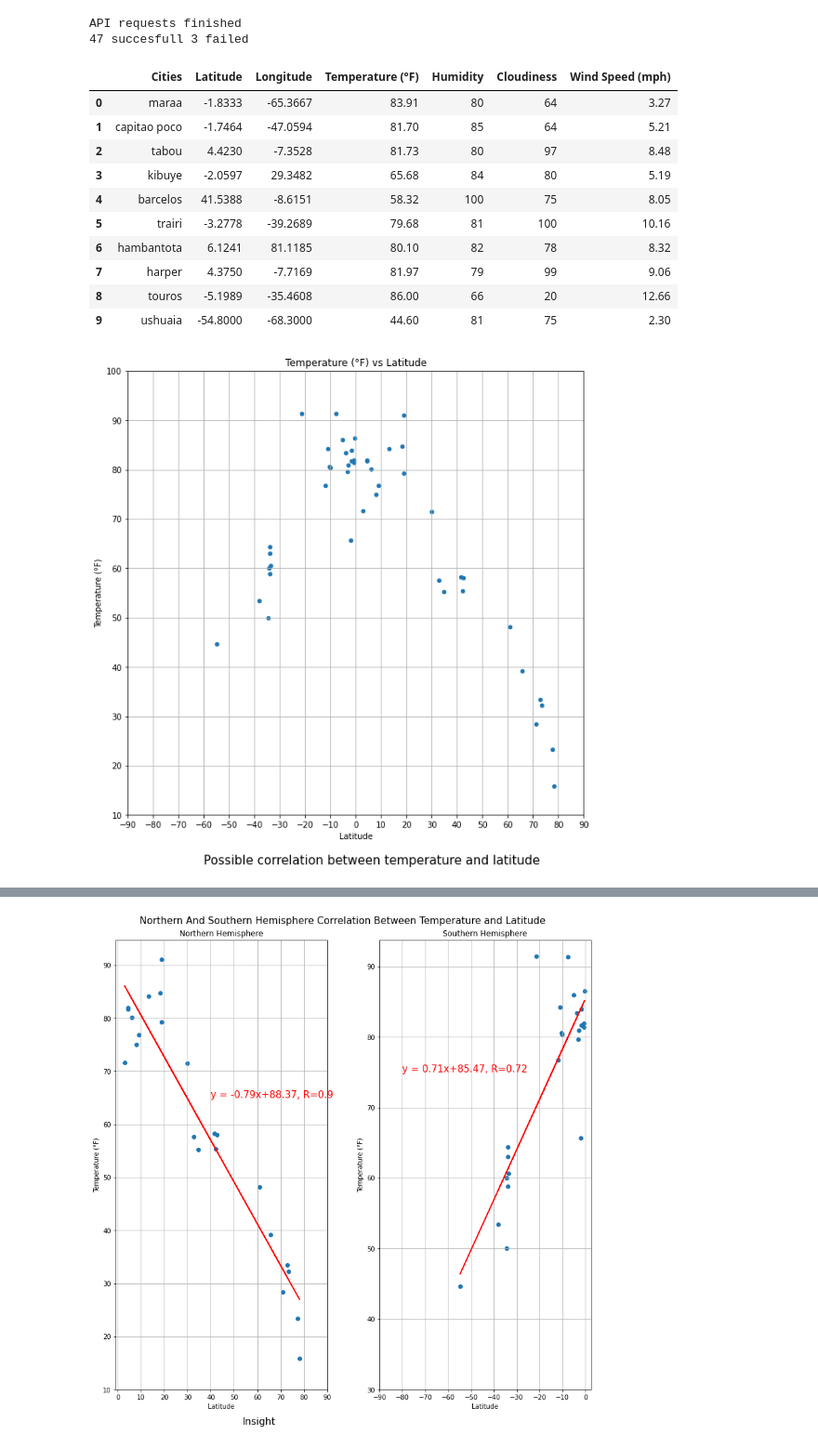
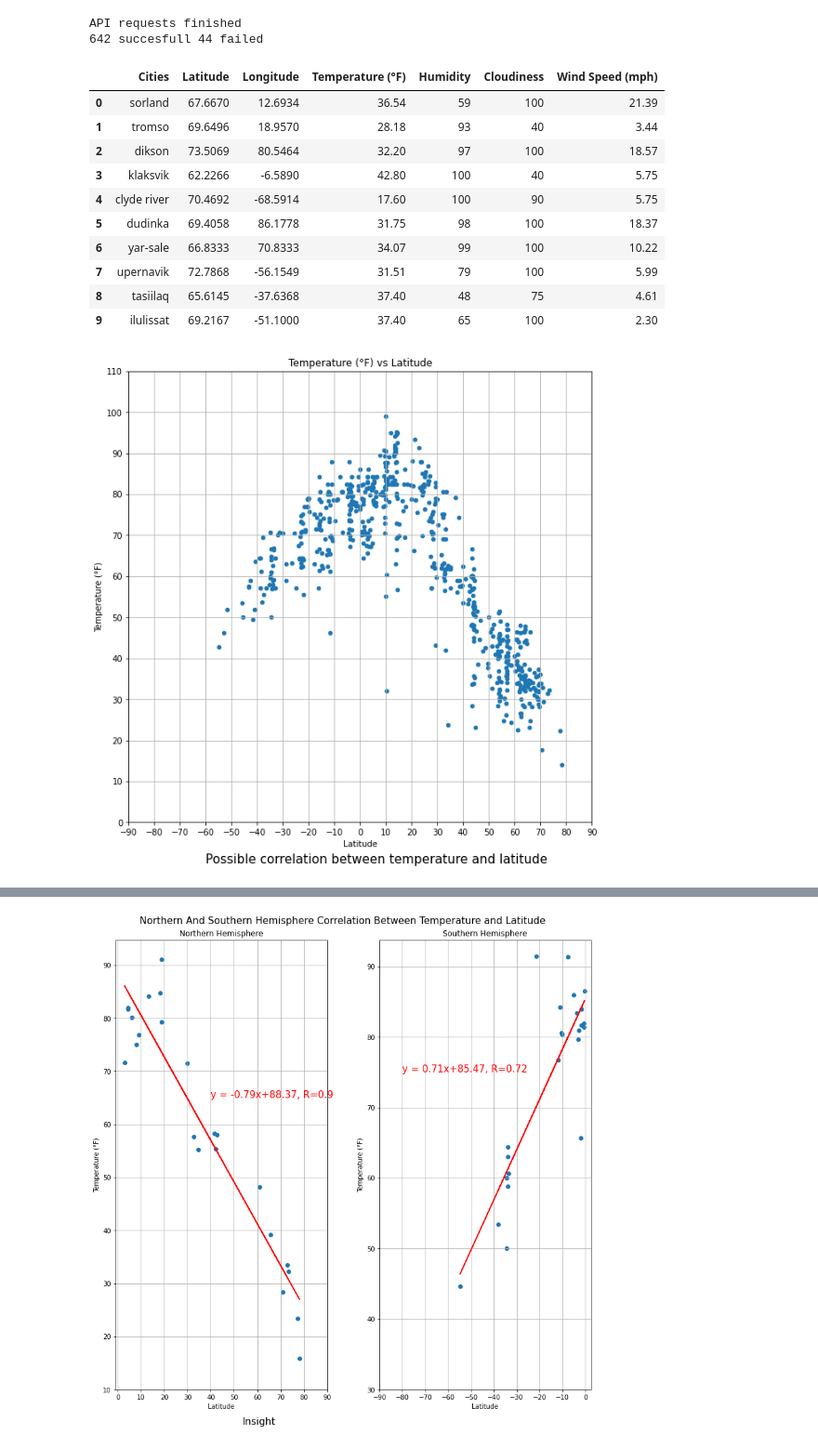
Before and after one commit to JuanjoFernandez/python-api-challenge, a Jupyter notebook: WeatherPy/WeatherPy.ipynb, the cells around one changed output, grey strips where cells are left out. Shown at 93% size. Saved outputs shown, nothing was run; the diff lists cells and outputs as text; code cells hidden in the pictures.

Commit message:
Runs with the full +500 cities list

```diff
--- a/WeatherPy/WeatherPy.ipynb
+++ b/WeatherPy/WeatherPy.ipynb
@@ -16,8 +16,8 @@ from IPython.display import clear_output
 # Building the 500+ cities list
 
 # Setting ranges to look for cities
-latitude_range = np.random.randint(-90,91, 10) #change 10 to 70 when testing is done
-longitude_range = np.random.randint(-180,181, 10) #change 10 to 70 when testing is done
+latitude_range = np.random.randint(-90,91, 70) #change 10 to 70 when testing is done
+longitude_range = np.random.randint(-180,181, 70) #change 10 to 70 when testing is done
 
 # This loop will ensure that the sample size is enough
 # At least 500 (will do 550 just to be sure) cities with data are needed,
@@ -31,7 +31,7 @@ while test == False:
         for y in latitude_range:
             city = citipy.nearest_city(x,y)
             cities_list.append(city.city_name)
-    if len(cities_list) >= 0: #change conditional to 577 after testing
+    if len(cities_list) >= 577: #change conditional to 577 after testing
         test = True
 #converting the resulting list to a dataframe, dropping the duplicates and reindexing
 cities_list_df = pd.DataFrame({'Cities':cities_list})
@@ -111,7 +111,7 @@ print('API requests finished')
 print(f'{succ_request} succesfull {failed_request} failed')
 # %% [output]
 API requests finished
-47 succesfull 3 failed
+642 succesfull 44 failed
 # %%
 # Cleanind and building the results dataframe
 
@@ -140,42 +140,42 @@ clean_weather_df.to_csv(path)
 clean_weather_df.head(10)
 # %% [output]
 |  | Cities | Latitude | Longitude | Temperature (°F) | Humidity | Cloudiness | Wind Speed (mph) |
-| 0 | maraa | -1.8333 | -65.3667 | 83.91 | 80 | 64 | 3.27 |
-| 1 | capitao poco | -1.7464 | -47.0594 | 81.70 | 85 | 64 | 5.21 |
-| 2 | tabou | 4.4230 | -7.3528 | 81.73 | 80 | 97 | 8.48 |
-| 3 | kibuye | -2.0597 | 29.3482 | 65.68 | 84 | 80 | 5.19 |
-| 4 | barcelos | 41.5388 | -8.6151 | 58.32 | 100 | 75 | 8.05 |
-| 5 | trairi | -3.2778 | -39.2689 | 79.68 | 81 | 100 | 10.16 |
-| 6 | hambantota | 6.1241 | 81.1185 | 80.10 | 82 | 78 | 8.32 |
-| 7 | harper | 4.3750 | -7.7169 | 81.97 | 79 | 99 | 9.06 |
-| 8 | touros | -5.1989 | -35.4608 | 86.00 | 66 | 20 | 12.66 |
-| 9 | ushuaia | -54.8000 | -68.3000 | 44.60 | 81 | 75 | 2.30 |
+| 0 | sorland | 67.6670 | 12.6934 | 36.54 | 59 | 100 | 21.39 |
+| 1 | tromso | 69.6496 | 18.9570 | 28.18 | 93 | 40 | 3.44 |
+| 2 | dikson | 73.5069 | 80.5464 | 32.20 | 97 | 100 | 18.57 |
+| 3 | klaksvik | 62.2266 | -6.5890 | 42.80 | 100 | 40 | 5.75 |
+| 4 | clyde river | 70.4692 | -68.5914 | 17.60 | 100 | 90 | 5.75 |
+| 5 | dudinka | 69.4058 | 86.1778 | 31.75 | 98 | 100 | 18.37 |
+| 6 | yar-sale | 66.8333 | 70.8333 | 34.07 | 99 | 100 | 10.22 |
+| 7 | upernavik | 72.7868 | -56.1549 | 31.51 | 79 | 100 | 5.99 |
+| 8 | tasiilaq | 65.6145 | -37.6368 | 37.40 | 48 | 75 | 4.61 |
+| 9 | ilulissat | 69.2167 | -51.1000 | 37.40 | 65 | 100 | 2.30 |
 # %%
 # Plotting Temperature (F) vs. Latitude
 
 # Plot parameters
 
 # X axis is fixed to show all possible latitude values
 xticks = np.arange(-90,100,10)
 
 # Y axis will contain max/min temperature values rounded to the closest 10
 min_temp = (round(clean_weather_df['Temperature (°F)'].min()/10, 0))*10 - 10
 max_temp = (round(clean_weather_df['Temperature (°F)'].max()/10,0))*10 + 10
 yticks = np.arange(min_temp, max_temp+10, 10)
 
 # Plotting
 clean_weather_df.plot(kind="scatter", x="Latitude", y="Temperature (°F)", grid=True, figsize=(10,10),
                   title="Temperature (°F) vs Latitude", xticks= xticks, yticks= yticks)
 
 # Adding an explanatory line for the graph
-plt.annotate("Possible correlation between temperature and latitude", xy=(-60,0), annotation_clip=False, fontsize=15)
+plt.annotate("Possible correlation between temperature and latitude", xy=(-60,-10), annotation_clip=False, fontsize=15)
 
 # Saving to png
 filename = 'temp_lat.png'
 path = os.path.join('plot_images', filename)
 plt.savefig(path)
 # %% [output]
-[figure, old version]
+[figure, new version]
 # %%
 # Plotting Humidity (%) vs. Latitude
 
```
Also changed, not shown: parts of 4 cells of this notebook, 6 other files.
